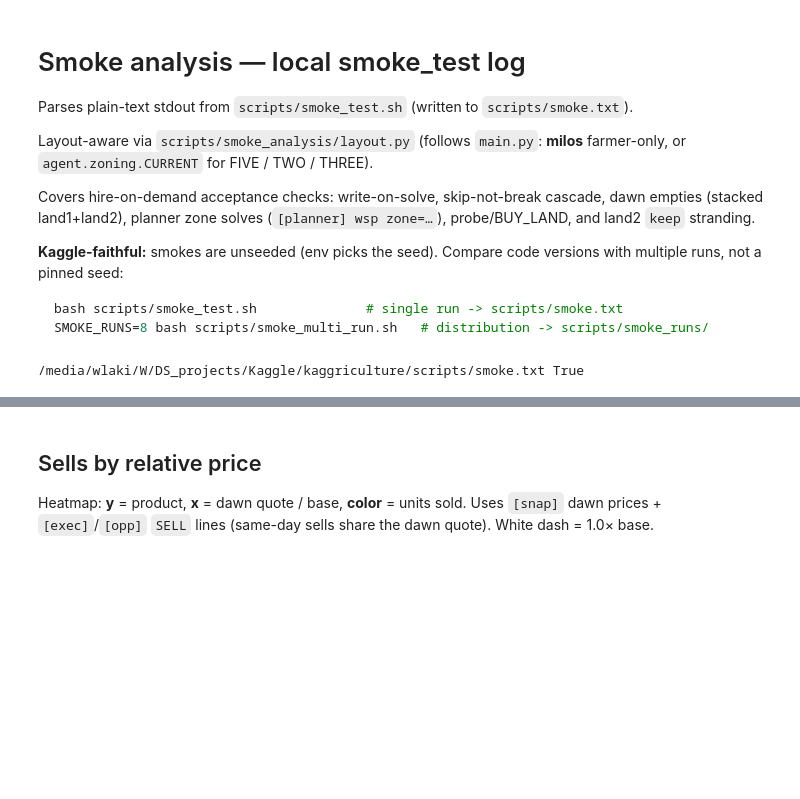
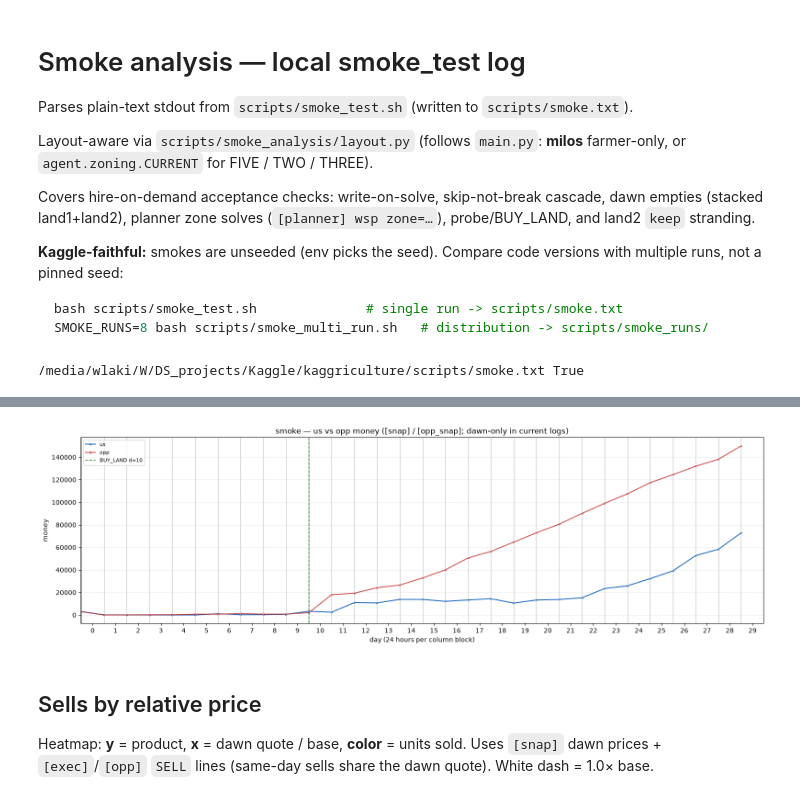
Before and after one commit to vlainic/kaggriculture, a Jupyter notebook: experiments/smoke_analysis.ipynb, the cells around one changed output, grey strips where cells are left out. Cells and saved outputs as stored; diff of their text form; code cells hidden in the pictures; blank space fills up the shorter version.

```diff
--- a/experiments/smoke_analysis.ipynb
+++ b/experiments/smoke_analysis.ipynb
@@ -88,3 +88,7 @@ plot_us_vs_opp_daily(report)
+# %%
+plot_us_vs_opp_money_hours(report)
+# %% [output]
+[figure, added]
 # %% [markdown]
 ## Sells by relative price
 
```
Also changed, not shown: parts of 15 cells of this notebook, 19 other files.
